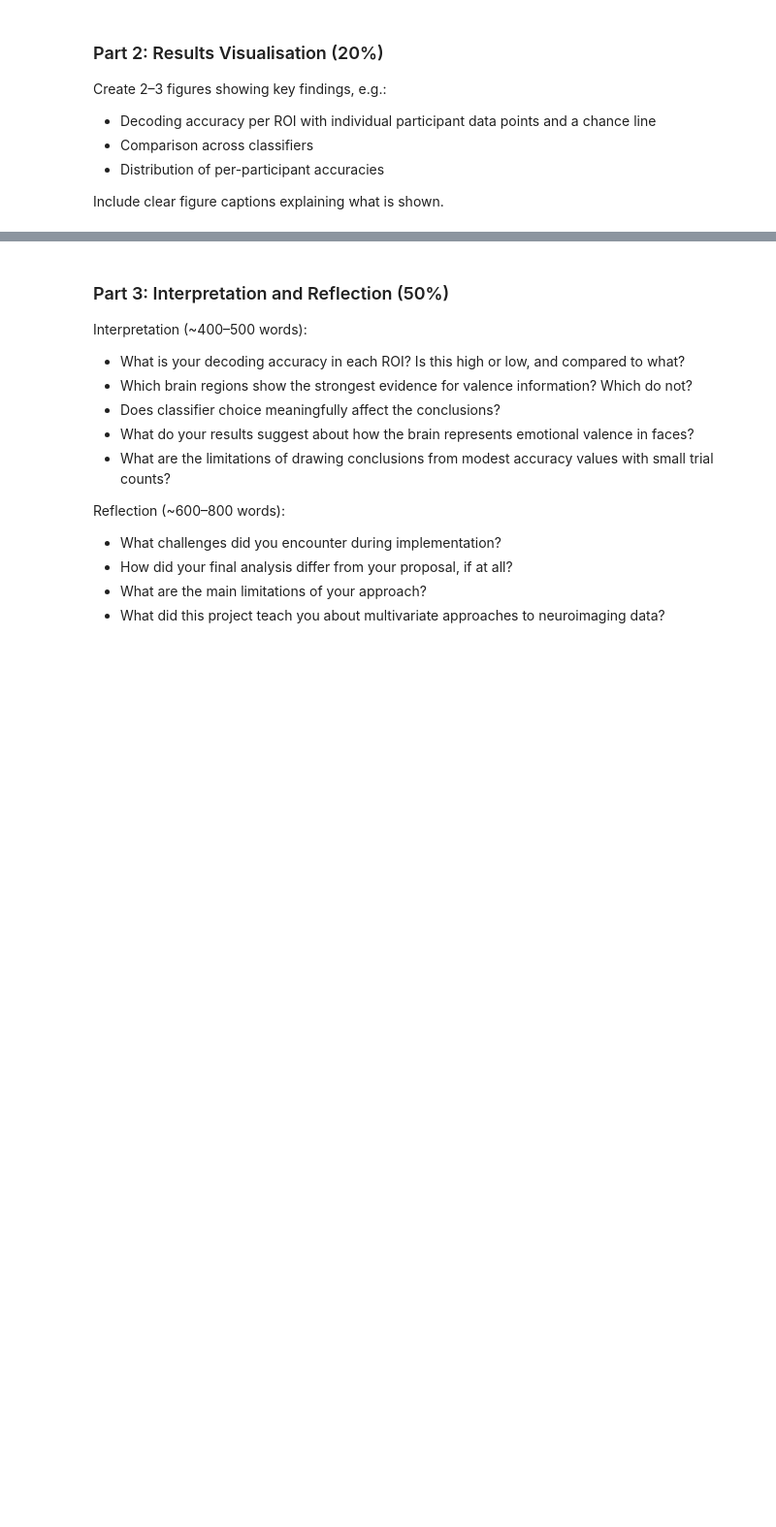
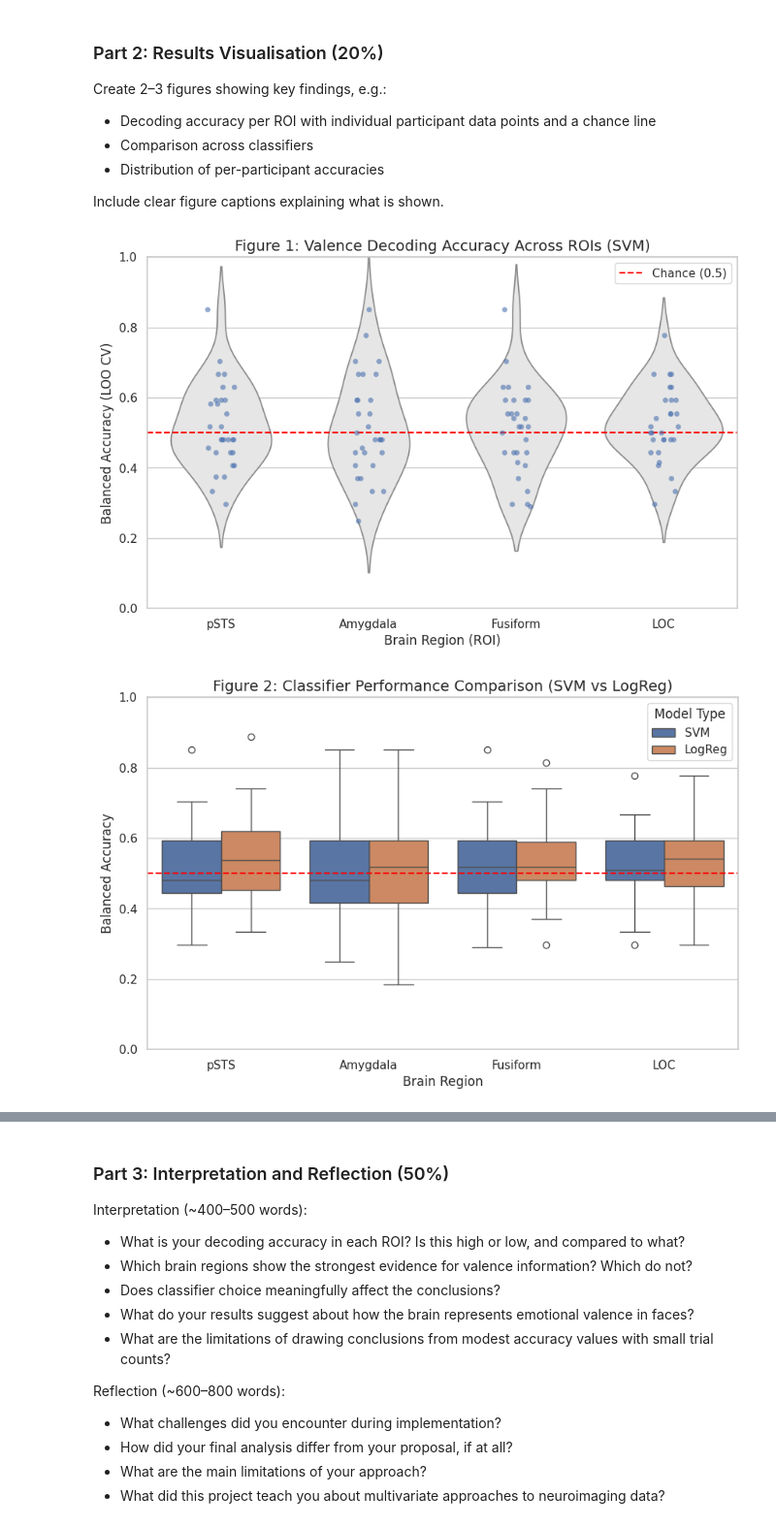
Before and after one commit to EmilienPelosse/MVPA, a Jupyter notebook: MVPA_Report2.ipynb, the cells around one changed output, grey strips where cells are left out. Shown at 97% size. Saved outputs shown, nothing was run; the diff lists cells and outputs as text; code cells hidden in the pictures; blank space fills up the shorter version.

```diff
--- a/MVPA_Report2.ipynb
+++ b/MVPA_Report2.ipynb
@@ -358,0 +497,57 @@ Include clear figure captions explaining what is shown.
+# %%
+import seaborn as sns
+import matplotlib.pyplot as plt
+
+# Set the visual style
+sns.set_theme(style="whitegrid")
+palette = sns.color_palette("Set2")
+
+# --- Figure 1: Decoding Accuracy per ROI (SVM) ---
+# This figure compares our four brain regions using the primary SVM classifier.
+
+plt.figure(figsize=(10, 6))
+svm_results = full_results_df[full_results_df['classifier'] == 'SVM']
+
+# Create a violin plot to show the distribution and individual points
+ax1 = sns.violinplot(data=svm_results, x='roi', y='accuracy', inner=None, color=".9")
+sns.stripplot(data=svm_results, x='roi', y='accuracy', alpha=0.6, size=5, jitter=True)
+
+# Add the chance line (0.5)
+ax1.axhline(0.5, ls='--', color='red', linewidth=1.5, label='Chance (0.5)')
+
+ax1.set_title('Figure 1: Valence Decoding Accuracy Across ROIs (SVM)', fontsize=14)
+ax1.set_ylabel('Balanced Accuracy (LOO CV)')
+ax1.set_xlabel('Brain Region (ROI)')
+ax1.set_ylim(0, 1)
+plt.legend()
+plt.show()
+
+# --- Figure 2: Comparison Across Classifiers ---
+# This figure tests if the choice of model (SVM vs Logistic Regression) impacts performance.
+
+plt.figure(figsize=(10, 6))
+ax2 = sns.boxplot(data=full_results_df, x='roi', y='accuracy', hue='classifier')
+
+# Add the chance line
+ax2.axhline(0.5, ls='--', color='red', linewidth=1.5)
+
+ax2.set_title('Figure 2: Classifier Performance Comparison (SVM vs LogReg)', fontsize=14)
+ax2.set_ylabel('Balanced Accuracy')
+ax2.set_xlabel('Brain Region')
+ax2.set_ylim(0, 1)
+plt.legend(title='Model Type')
+plt.show()
+
+# --- Figure 3: Distribution of Per-Participant Accuracies ---
+# A histogram to show the overall spread of decoding success across the whole experiment.
+
+plt.figure(figsize=(10, 5))
+sns.histplot(full_results_df, x='accuracy', bins=15, kde=True, color='teal')
+plt.axvline(0.5, color='red', linestyle='--', label='Chance')
+plt.title('Figure 3: Global Distribution of Subject-Level Accuracies')
+plt.xlabel('Balanced Accuracy')
+plt.legend()
+plt.show()
+# %% [output]
+[figure, added]
+[figure, added]
```
Also changed, not shown: parts of 8 cells of this notebook.
